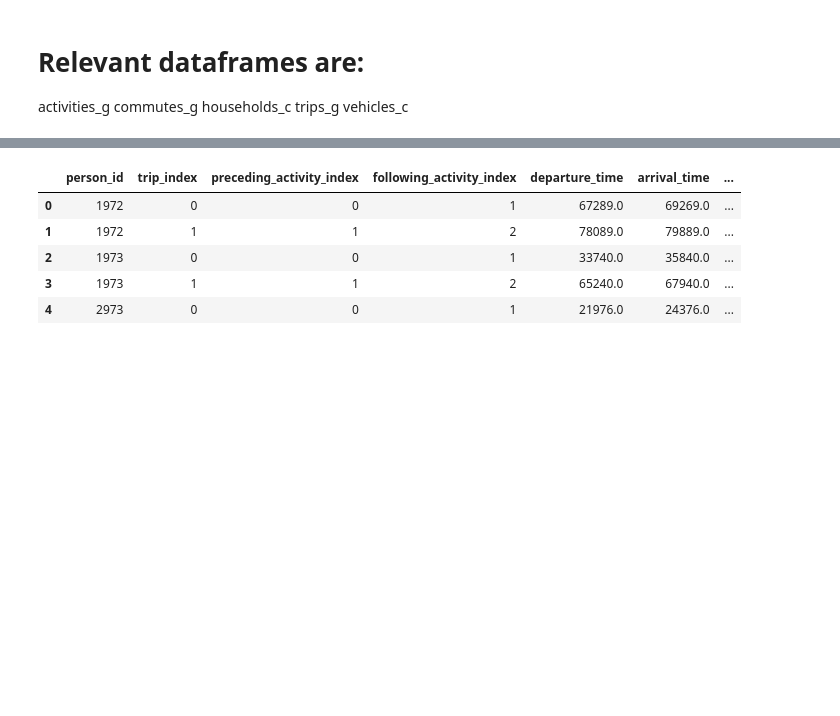
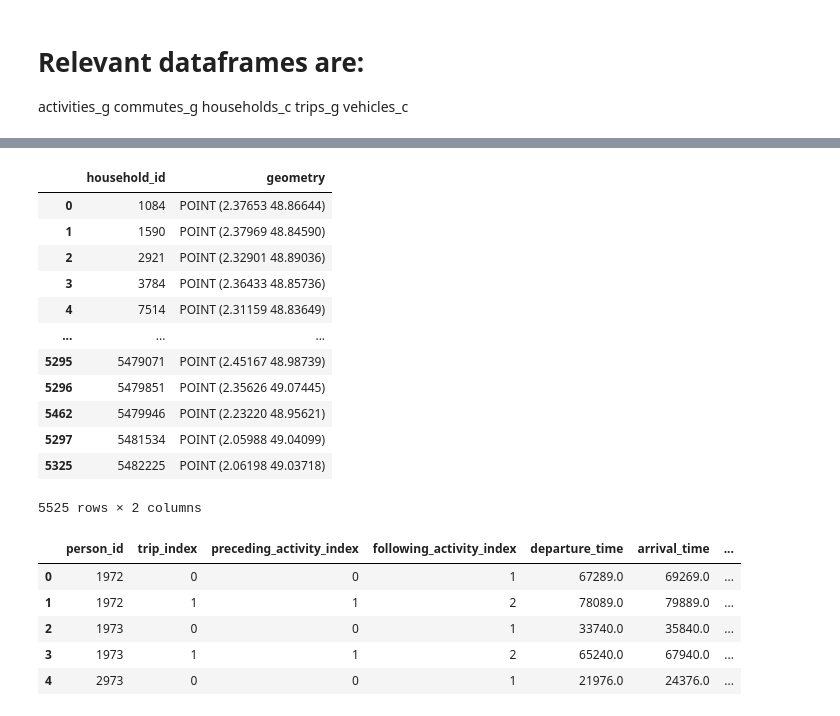
Before and after one commit to enatterer/matsim-ile-de-france, a Jupyter notebook: ile_de_france/src/main/python/understand_data/understand_simulation_input_data.ipynb, the cells around one changed output, grey strips where cells are left out. Saved outputs shown, nothing was run; the diff lists cells and outputs as text; code cells hidden in the pictures; blank space fills up the shorter version.

```diff
--- a/ile_de_france/src/main/python/understand_data/understand_simulation_input_data.ipynb
+++ b/ile_de_france/src/main/python/understand_data/understand_simulation_input_data.ipynb
@@ -126,3 +177,19 @@ households_df.head()
+# %%
+homes_gdf.sort_values(by='household_id')
+# %% [output]
+|  | household_id | geometry |
+| 0 | 1084 | POINT (2.37653 48.86644) |
+| 1 | 1590 | POINT (2.37969 48.84590) |
+| 2 | 2921 | POINT (2.32901 48.89036) |
+| 3 | 3784 | POINT (2.36433 48.85736) |
+| 4 | 7514 | POINT (2.31159 48.83649) |
+| ... | ... | ... |
+| 5295 | 5479071 | POINT (2.45167 48.98739) |
+| 5296 | 5479851 | POINT (2.35626 49.07445) |
+| 5462 | 5479946 | POINT (2.23220 48.95621) |
+| 5297 | 5481534 | POINT (2.05988 49.04099) |
+| 5325 | 5482225 | POINT (2.06198 49.03718) |
+5525 rows × 2 columns
 # %%
 trips_gdf.head()
 # %% [output]
```
Also changed, not shown: parts of 12 cells of this notebook, 1 other file.
